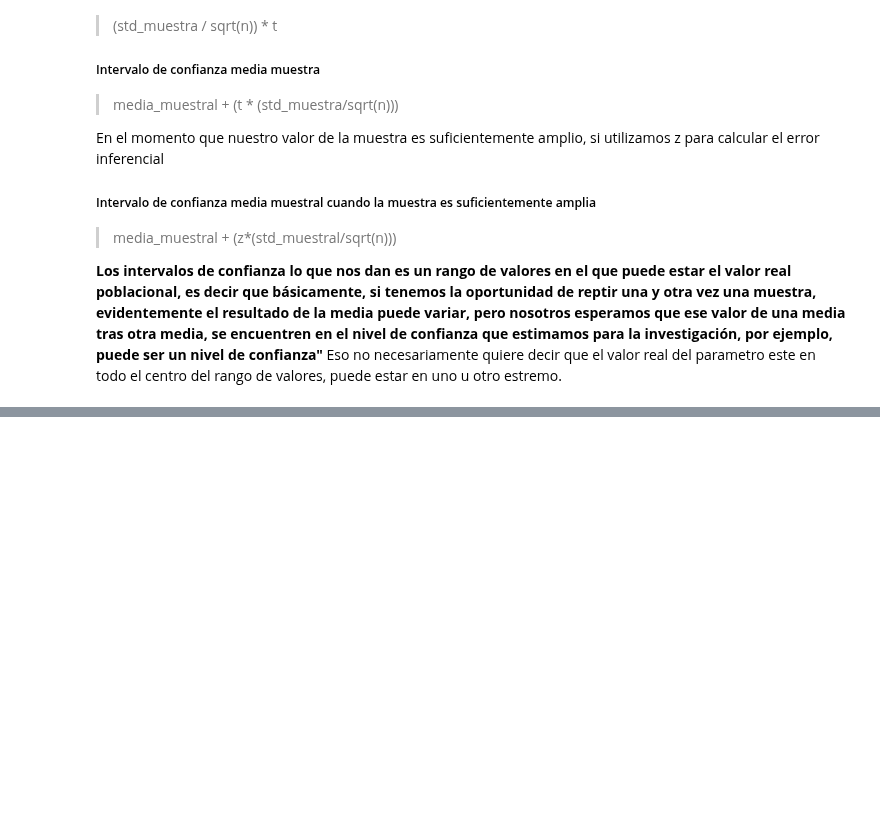
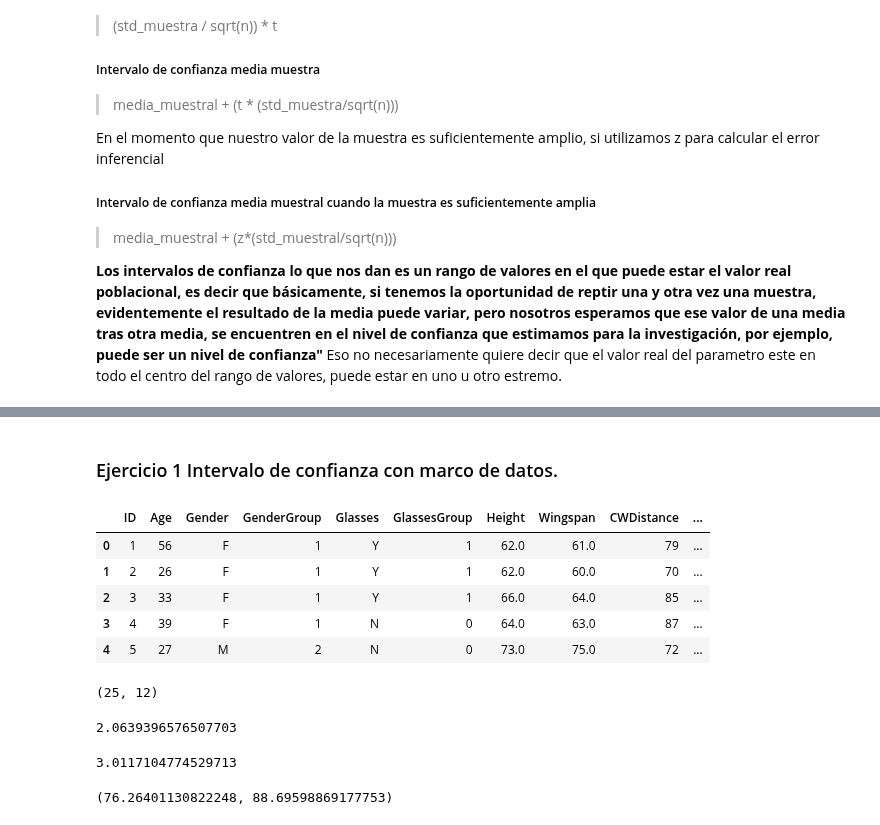
Before and after one commit to onavarrete04/Introduccion-Ciencia-Datos, a Jupyter notebook: ESTADÍSTICA INFERENCIAL-2023.ipynb, the cells around one changed output, grey strips where cells are left out. Drawn from its saved outputs; the diff is of its cells as text; code cells hidden in the pictures; blank space fills up the shorter version.

```diff
--- a/ESTADÍSTICA INFERENCIAL-2023.ipynb
+++ b/ESTADÍSTICA INFERENCIAL-2023.ipynb
@@ -641,0 +729,21 @@ En el momento que nuestro valor de la muestra es suficientemente amplio, si util
+# %% [markdown]
+### Ejercicio 1 Intervalo de confianza con marco de datos.
+# %%
+datos = pd.read_csv("Cartwheeldata.csv")
+# %%
+# revisamos primero nuestros datos
+
+datos.head()
+# %% [output]
+|  | ID | Age | Gender | GenderGroup | Glasses | GlassesGroup | Height | Wingspan | CWDistance | ... |
+| 0 | 1 | 56 | F | 1 | Y | 1 | 62.0 | 61.0 | 79 | ... |
+| 1 | 2 | 26 | F | 1 | Y | 1 | 62.0 | 60.0 | 70 | ... |
+| 2 | 3 | 33 | F | 1 | Y | 1 | 66.0 | 64.0 | 85 | ... |
+| 3 | 4 | 39 | F | 1 | N | 0 | 64.0 | 63.0 | 87 | ... |
+| 4 | 5 | 27 | M | 2 | N | 0 | 73.0 | 75.0 | 72 | ... |
+# %%
+# miramos que tan grande es el tamaño de la muestra
+
+datos.shape
+# %% [output]
+(25, 12)
@@ -641,0 +757,29 @@ En el momento que nuestro valor de la muestra es suficientemente amplio, si util
+# %%
+# aplicamos la formula para calcular un intervalo de confianza, para ello y teniendo en cuenta que
+# la muestra es demasiado pequeña, en vez de usar z, vamos a utilizar t-student
+
+t_value = t.ppf(norm.cdf(1.96), n-1)
+t_value
+# %% [output]
+2.0639396576507703
+# %%
+# calculamos el error estandar y los intervalos
+
+# formula error estandar
+
+e_estandar = std / np.sqrt(n)
+e_estandar
+# %% [output]
+3.0117104774529713
+# %%
+# calculamos los intervalos
+
+intervalos = (
+
+    mean - (t_value * e_estandar),
+    mean + (t_value * e_estandar)
+
+)
+intervalos
+# %% [output]
+(76.26401130822248, 88.69598869177753)
```
Also changed, not shown: parts of 12 cells of this notebook.
